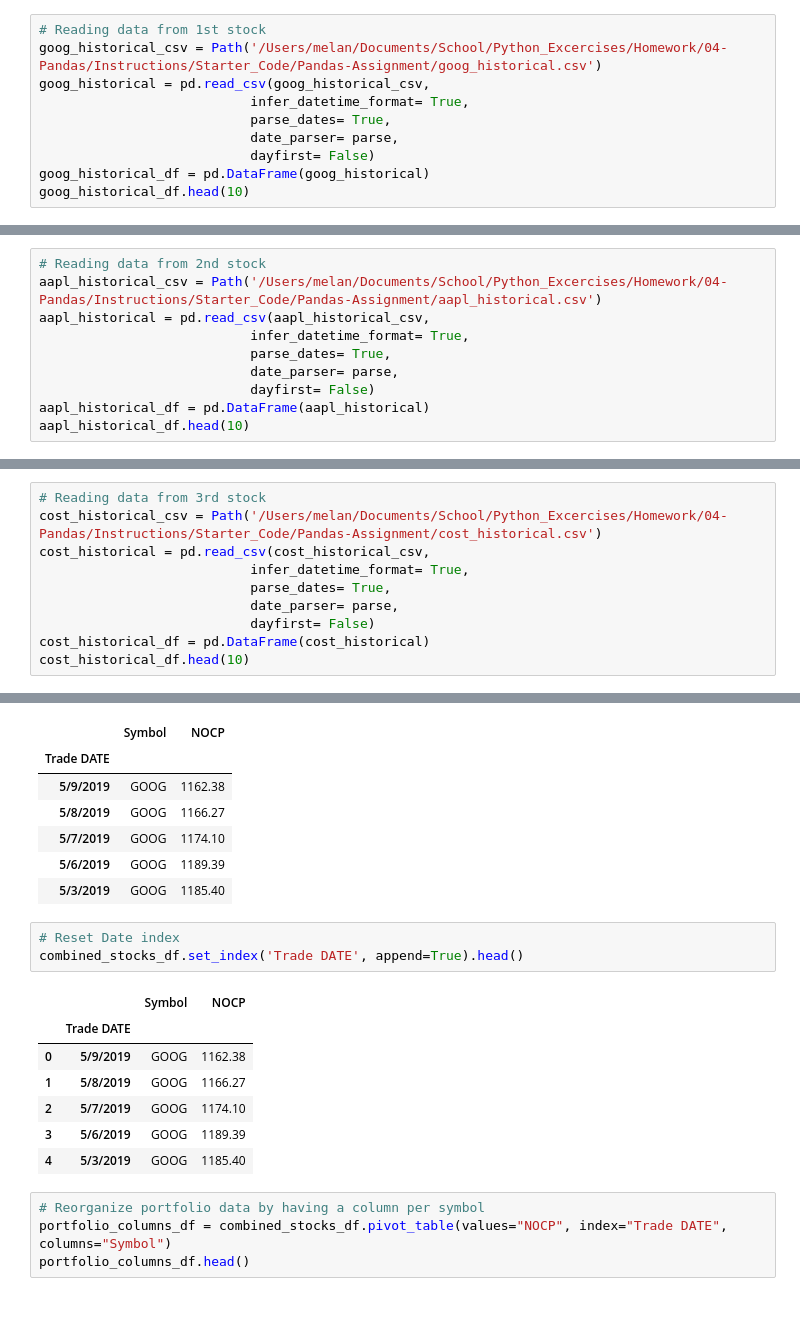
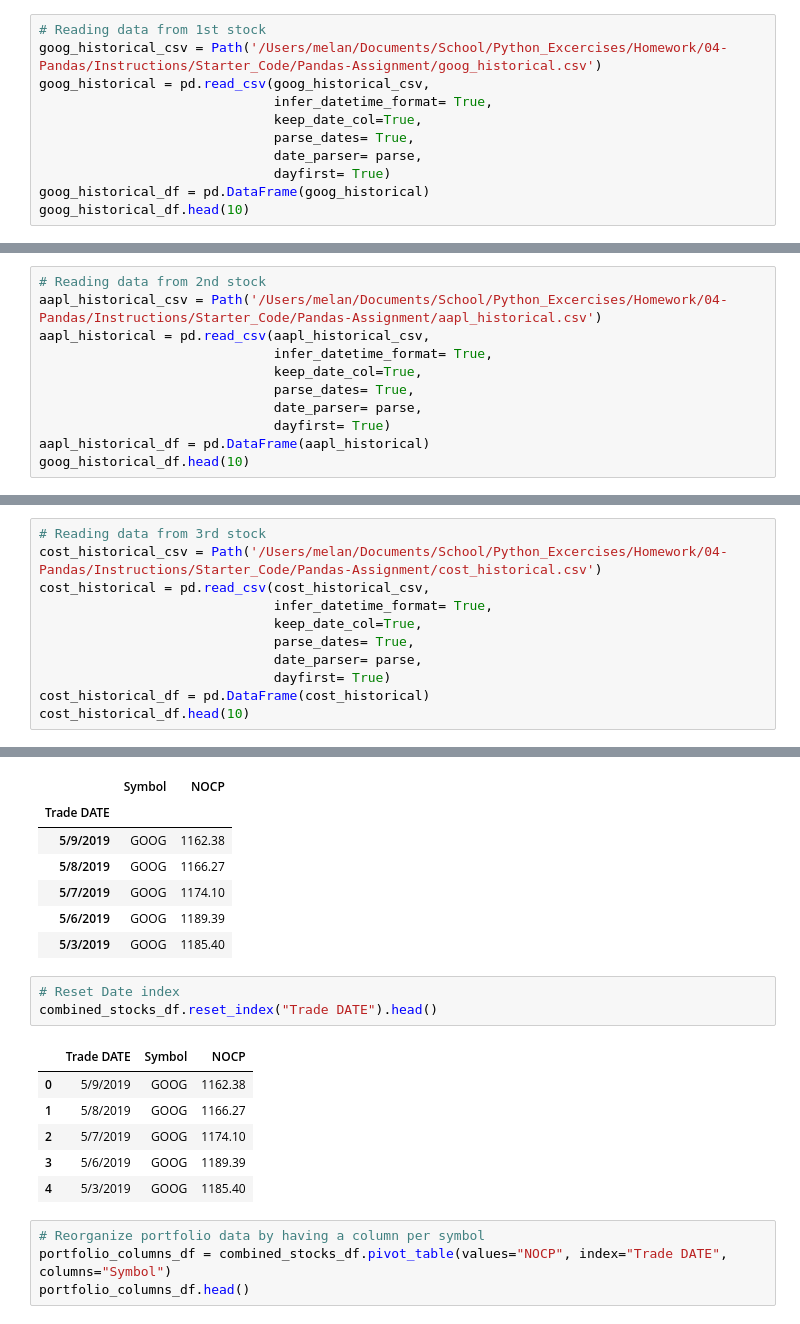
Before and after one commit to spla23/Pandas-Assignment, a Jupyter notebook: whale_analysis.ipynb, the cells around one changed output, grey strips where cells are left out. Cells and saved outputs as stored; diff of their text form.

```diff
--- a/whale_analysis.ipynb
+++ b/whale_analysis.ipynb
@@ -492,10 +492,11 @@ For this demo solution, we fetch data from three companies listes in the S&P 500
 # Reading data from 1st stock
 goog_historical_csv = Path('/Users/melan/Documents/School/Python_Excercises/Homework/04-Pandas/Instructions/Starter_Code/Pandas-Assignment/goog_historical.csv')
 goog_historical = pd.read_csv(goog_historical_csv,
-                           infer_datetime_format= True,
-                           parse_dates= True,
-                           date_parser= parse,
-                           dayfirst= False)
+                              infer_datetime_format= True,
+                              keep_date_col=True,
+                              parse_dates= True,
+                              date_parser= parse,
+                              dayfirst= True)
 goog_historical_df = pd.DataFrame(goog_historical)
 goog_historical_df.head(10)
 # %% [output]
@@ -514,11 +515,12 @@ goog_historical_df.head(10)
 # Reading data from 2nd stock
 aapl_historical_csv = Path('/Users/melan/Documents/School/Python_Excercises/Homework/04-Pandas/Instructions/Starter_Code/Pandas-Assignment/aapl_historical.csv')
 aapl_historical = pd.read_csv(aapl_historical_csv,
-                           infer_datetime_format= True,
-                           parse_dates= True,
-                           date_parser= parse,
-                           dayfirst= False)
+                              infer_datetime_format= True,
+                              keep_date_col=True,
+                              parse_dates= True,
+                              date_parser= parse,
+                              dayfirst= True)
 aapl_historical_df = pd.DataFrame(aapl_historical)
-aapl_historical_df.head(10)
+goog_historical_df.head(10)
 # %% [output]
 |  | Symbol | Trade DATE | NOCP |
@@ -536,10 +538,11 @@ aapl_historical_df.head(10)
 # Reading data from 3rd stock
 cost_historical_csv = Path('/Users/melan/Documents/School/Python_Excercises/Homework/04-Pandas/Instructions/Starter_Code/Pandas-Assignment/cost_historical.csv')
 cost_historical = pd.read_csv(cost_historical_csv,
-                           infer_datetime_format= True,
-                           parse_dates= True,
-                           date_parser= parse,
-                           dayfirst= False)
+                              infer_datetime_format= True,
+                              keep_date_col=True,
+                              parse_dates= True,
+                              date_parser= parse,
+                              dayfirst= True)
 cost_historical_df = pd.DataFrame(cost_historical)
 cost_historical_df.head(10)
 # %% [output]
@@ -569,10 +572,9 @@ combined_stocks_df.head()
 | 5/3/2019 | GOOG | 1185.40 |
 # %%
 # Reset Date index
-combined_stocks_df.set_index('Trade DATE', append=True).head()
+combined_stocks_df.reset_index("Trade DATE").head()
 # %% [output]
-|  |  | Symbol | NOCP |
-|  | Trade DATE |  |  |
+|  | Trade DATE | Symbol | NOCP |
 | 0 | 5/9/2019 | GOOG | 1162.38 |
 | 1 | 5/8/2019 | GOOG | 1166.27 |
 | 2 | 5/7/2019 | GOOG | 1174.10 |
```
Also changed, not shown: parts of 15 cells of this notebook, 1 other file.
